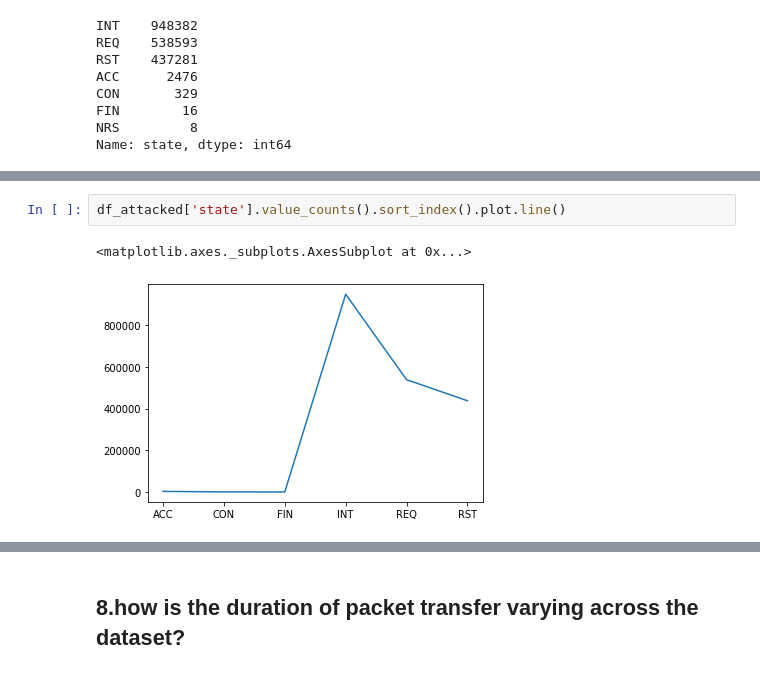
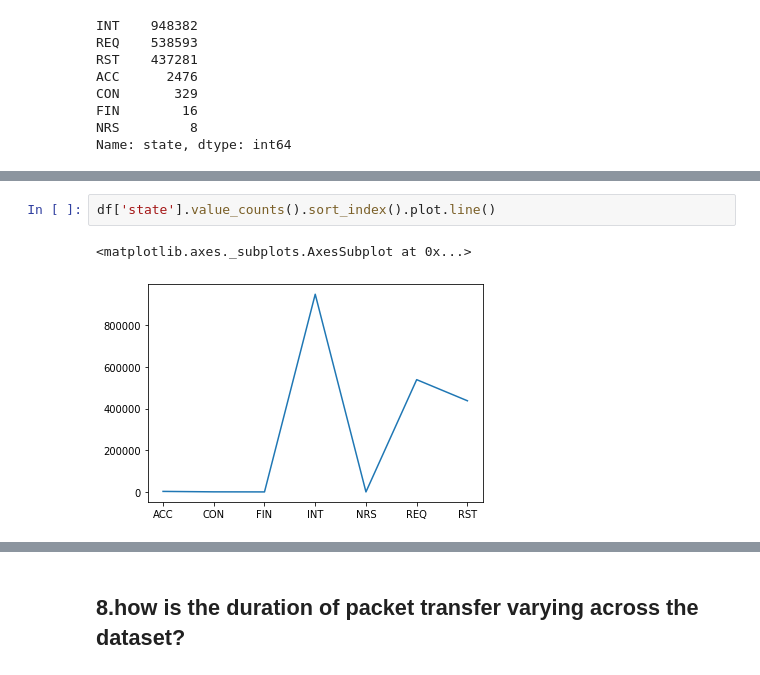
Before and after one commit to Siddharth1698/Analysis-of-DDoS-attack-from-Botnet-devices-using-Machine-Learning-Classifiers, a Jupyter notebook: Data Analysis.ipynb, the cells around one changed output, grey strips where cells are left out. Saved outputs shown, nothing was run; the diff lists cells and outputs as text.

```diff
--- a/Data Analysis.ipynb
+++ b/Data Analysis.ipynb
@@ -216,5 +219,5 @@ plt.axis('square')
 # %%
-df_attacked['state'].value_counts().sort_index().plot.line()
+df['state'].value_counts().sort_index().plot.line()
 # %% [output]
 <matplotlib.axes._subplots.AxesSubplot at 0x...>
-[figure, old version]
+[figure, new version]
```
Also changed, not shown: parts of 27 cells of this notebook.
